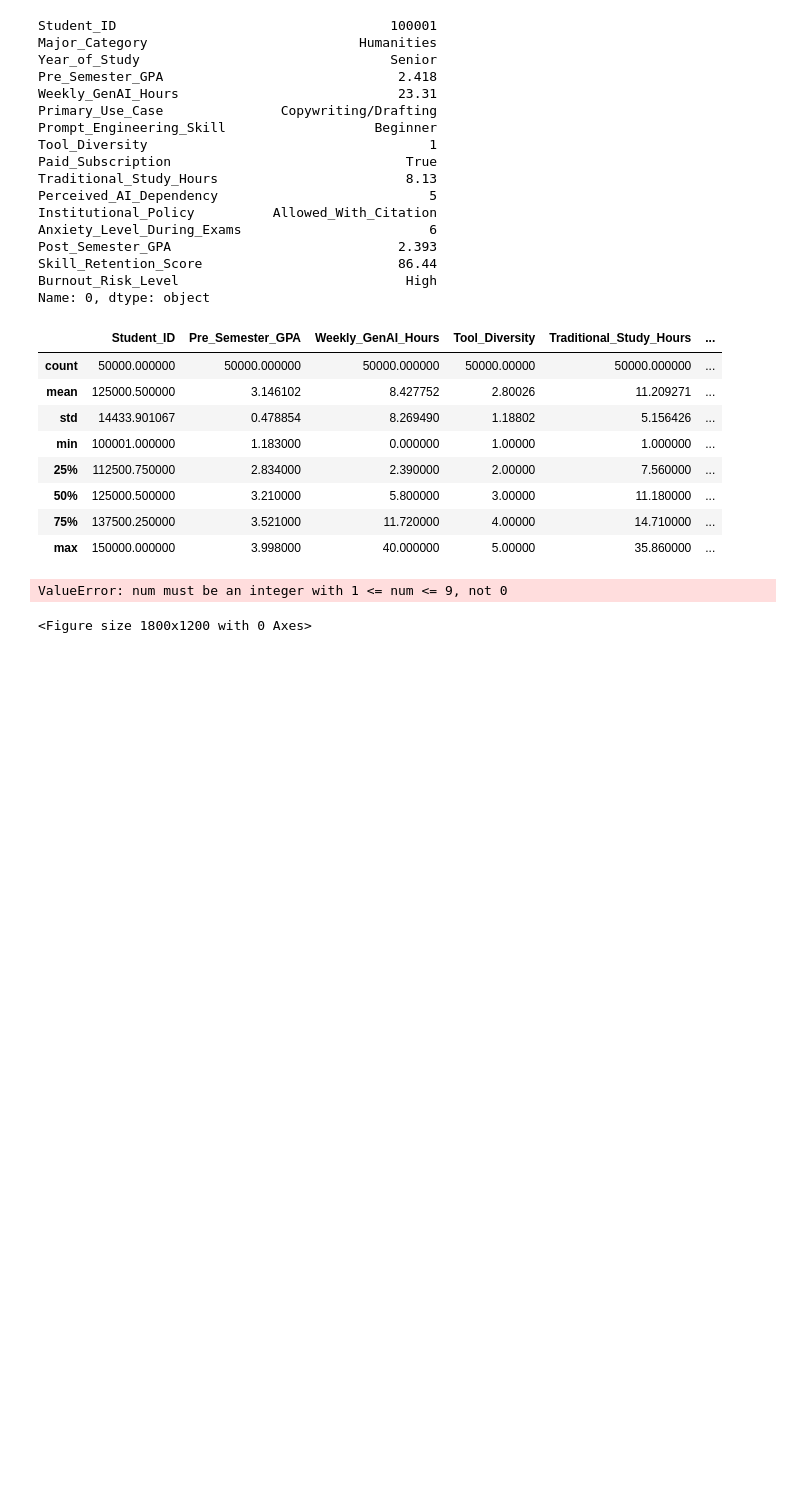
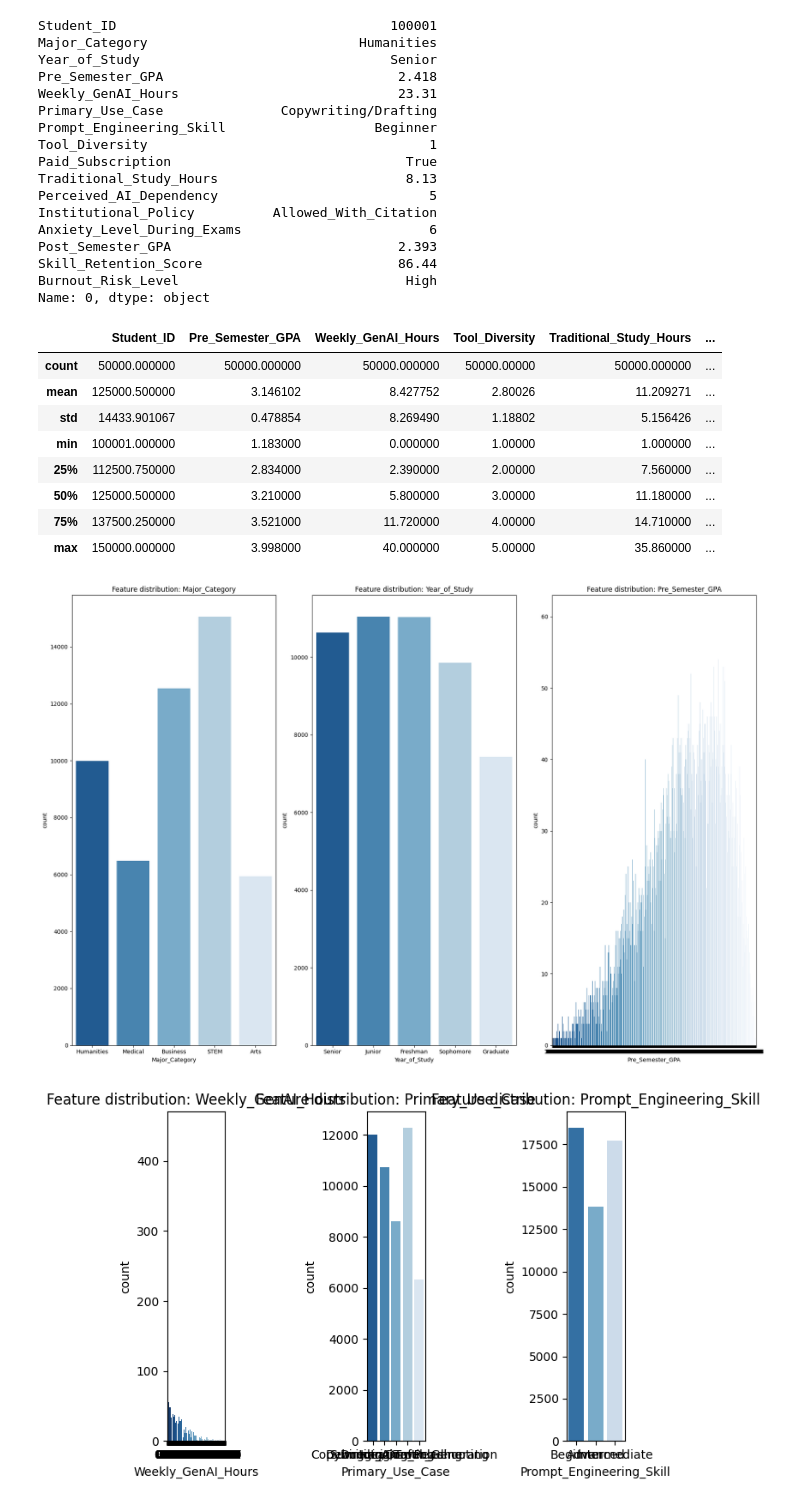
Before and after one commit to vdnfgg/PMN-26L_Projekt, a Jupyter notebook: analiza_danych.ipynb, the cells around one changed output. Cells and saved outputs as stored; diff of their text form; code cells hidden in the pictures; blank space fills up the shorter version.

```diff
--- a/analiza_danych.ipynb
+++ b/analiza_danych.ipynb
@@ -103,22 +103,19 @@ df.describe()
 # %%
 # Ilustracja danych
 def data_illustration(df):
     plt.figure(figsize=(18, 12))
-
-    for index, column in enumerate(df.columns[1:], start = 1):
-        # Dzielenie okna
-        ax = plt.subplot(3, 3, index)
-
-
-        df[column].plot(kind="hist", color='red', edgecolor='black')
-        sns.countplot(x=column, data=df, palette='Blues_r')
-        plt.title(f'Feature distribution: {column}')
-
-    plt.tight_layout()
-    plt.show()
+    start = [1,4,7,11,14]
+    for i in start:
+        for index, column in enumerate(df.columns[i:i+3], start = 1):
+            # Dzielenie okna
+            ax = plt.subplot(1, 3, index)
+            sns.countplot(x=column, data=df, hue=column, palette='Blues_r', legend=False)
+            plt.title(f'Feature distribution: {column}')
+        plt.tight_layout()
+        plt.show()
 
 
 data_illustration(df)
 # %% [output]
-ValueError: num must be an integer with 1 <= num <= 9, not 0
-<Figure size 1800x1200 with 0 Axes>
+[figure, added]
+[figure, added]
```
Also changed, not shown: parts of 1 cell of this notebook.
